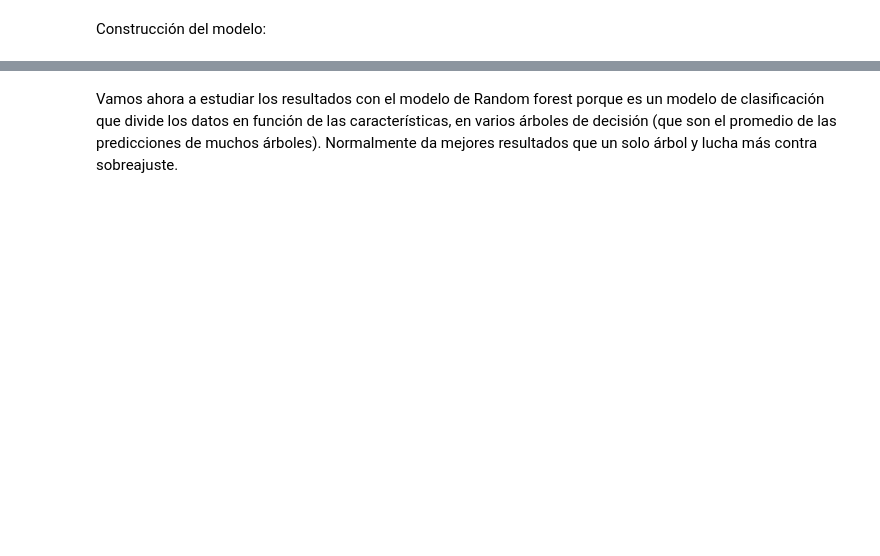
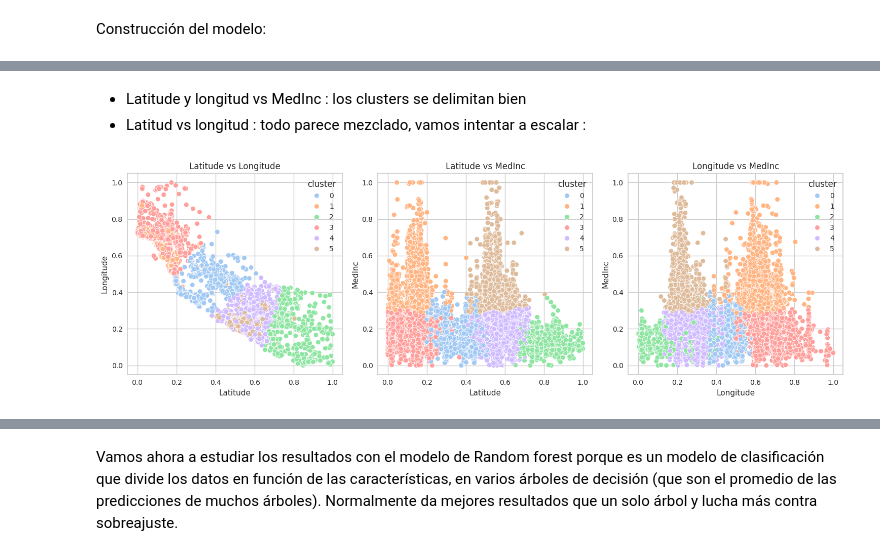
Before and after one commit to 4GeeksAcademy/pauline-K-Medias, a Jupyter notebook: src/explore.ipynb, the cells around one changed output, grey strips where cells are left out. Cells and saved outputs as stored; diff of their text form; code cells hidden in the pictures; blank space fills up the shorter version.

```diff
--- a/src/explore.ipynb
+++ b/src/explore.ipynb
@@ -170,0 +175,40 @@ plt.show()
+# %% [markdown]
+- Latitude y longitud vs MedInc : los clusters se delimitan bien
+- Latitud vs longitud : todo parece mezclado, vamos intentar a escalar :
+# %%
+#Escalar las tres características
+scaler = MinMaxScaler()
+#creamos X_Train_scaled avec les 3 caracteristiques à escalar y la sascalamos :
+X_train_scaled = X_train[['Latitude', 'Longitude', 'MedInc']].copy()
+X_train_scaled[['Latitude', 'Longitude', 'MedInc']] = scaler.fit_transform(X_train_scaled[['Latitude', 'Longitude', 'MedInc']])
+
+#Volvemos a añadir cluster :
+X_train_scaled['cluster'] = X_train['cluster']
+# %%
+#Ahora volvemos a aplicar el modelo
+
+y_train = model.fit_predict(X_train_scaled[['Latitude', 'Longitude', 'MedInc']])
+X_train_scaled['cluster'] = y_train
+
+#Renombrar las columnas porque ahora han sido escaladas
+X_train_scaled.columns = ['Latitude', 'Longitude', 'MedInc', 'cluster']
+
+#Vizualisación :
+fig, axis = plt.subplots(1, 3, figsize=(15, 5))
+
+#Latitude vs Longitude
+sns.scatterplot(ax=axis[0], data=X_train_scaled, x="Latitude", y="Longitude", hue="cluster", palette="pastel")
+axis[0].set_title("Latitude vs Longitude")
+
+#Latitude vs MedInc
+sns.scatterplot(ax=axis[1], data=X_train_scaled, x="Latitude", y="MedInc", hue="cluster", palette="pastel")
+axis[1].set_title("Latitude vs MedInc")
+
+#Longitude vs MedInc
+sns.scatterplot(ax=axis[2], data=X_train_scaled, x="Longitude", y="MedInc", hue="cluster", palette="pastel")
+axis[2].set_title("Longitude vs MedInc")
+
+plt.tight_layout()
+plt.show()
+# %% [output]
+[figure, added]
```
Also changed, not shown: parts of 21 cells of this notebook.
